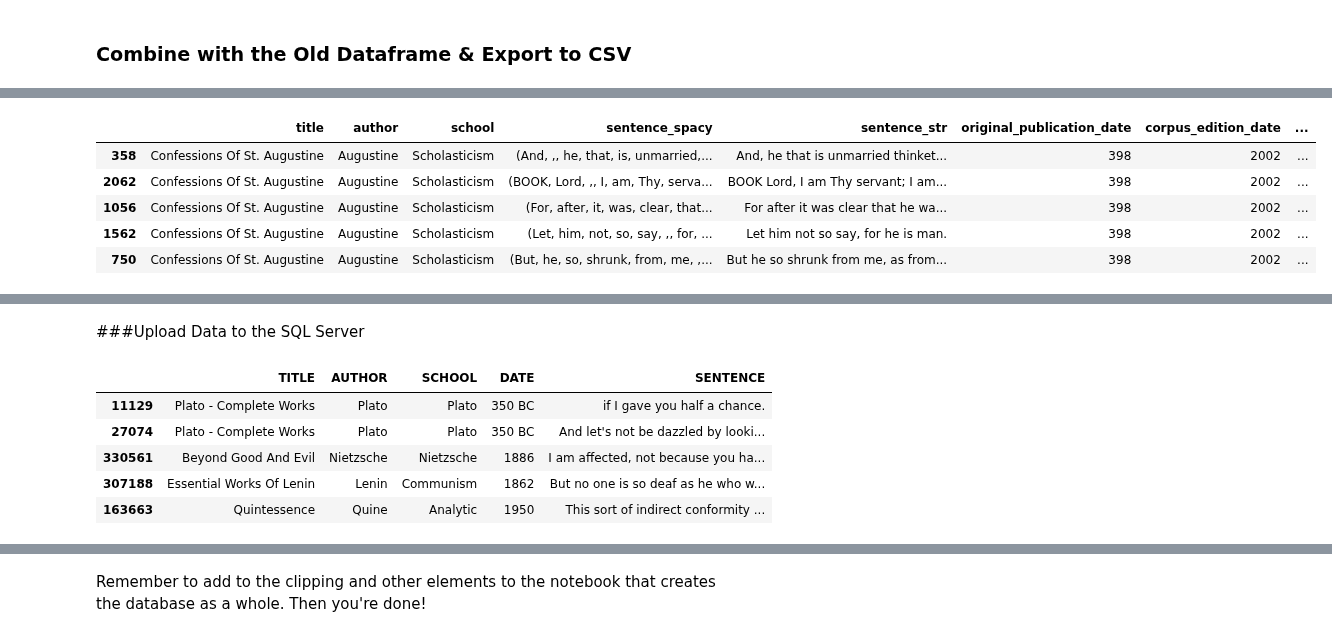
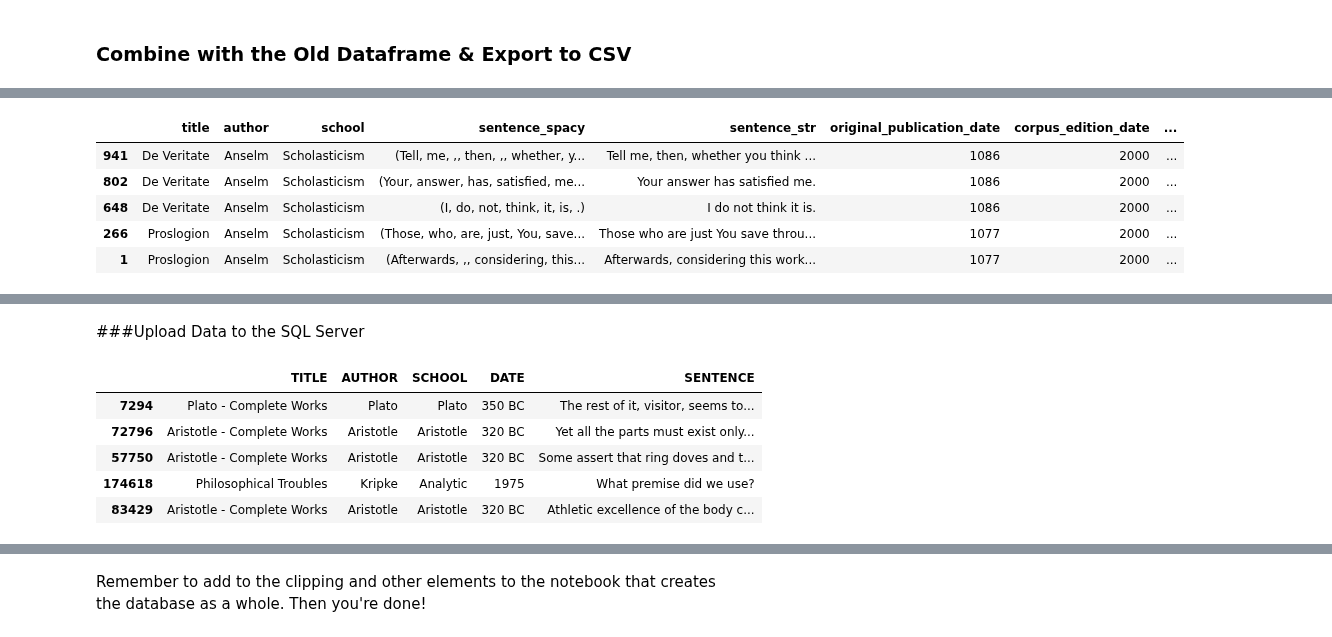
Before and after one commit to kcalizadeh/PDP_data_processing, a Jupyter notebook: new_text_introduction_notebook.ipynb, the cells around one changed output, grey strips where cells are left out. Saved outputs shown, nothing was run; the diff lists cells and outputs as text; code cells hidden in the pictures.

Commit message:
adding anselm

```diff
--- a/new_text_introduction_notebook.ipynb
+++ b/new_text_introduction_notebook.ipynb
@@ -136,18 +138,33 @@ def baseline_clean(to_correct,
   return result
 # %%
 # note extras like bracketed footnotes or specific words to remove
+
+anselm_de_veritate_to_rm = ['On Truth', 'rectitudo', 'S\.', 'T\.']
+anselm_proslogion_to_rm = ['Proslogion', 'Preface', '&']
 # %%
 # build a dictionary for the book
-book_dict = {
-    'author': 'Augustine',
-    'title': 'Confessions Of St. Augustine',
-    'text': augustine_confessions,
+anselm_proslogion_dict = {
+    'author': 'Anselm',
+    'title': 'Proslogion',
+    'text': anselm_proslogion,
+    'school': 'Scholasticism',
+    'words to remove': anselm_proslogion_to_rm,
+    'remove capitals': True,
+    'bracketed fn': False,
+    'original date': 1077,
+    'corpus date': 2000
+}
+
+anselm_de_veritate_dict = {
+    'author': 'Anselm',
+    'title': 'De Veritate',
+    'text': anselm_de_veritate,
     'school': 'Scholasticism',
     'words to remove': [],
-    'remove capitals': False,
+    'remove capitals': True,
     'bracketed fn': False,
-    'original date': 398,
-    'corpus date': 2002
+    'original date': 1086,
+    'corpus date': 2000
 }
 # %%
 #@title Oddities Dictionary for Cleaning
@@ -156,8 +173,11 @@ odd_words_dict = {'\sderstanding': 'derstanding',
                   '\sditference\s': ' difference ',
                   '\sforthe\s': ' for the ',
                   '\sject': 'ject',
+                  '\sSure ly\s': ' Surely ',
+                  '\spiness': 'piness',
                   '\sjects': 'jects',
                   '\sness': 'ness',
+                  '\schil dren\s': ' children ',
                   '\sper\scent\s': ' percent ',
                   '\sper\scent\.': ' percent.',
                   '\sper\scent,': ' percent,',
@@ -321,3 +338,9 @@ df = from_raw_to_df(book_dict)
+# %%
+# use the function
+proslogion_df = from_raw_to_df(anselm_proslogion_dict)
+de_veritate_df = from_raw_to_df(anselm_de_veritate_dict)
+
+df = proslogion_df.append(de_veritate_df, ignore_index=True)
 # %%
 # checking the result
 pd.options.display.max_colwidth = 200
@@ -546,13 +568,13 @@ Epictetus          0.000885
 Name: author, dtype: float64
 # %%
-new_df[new_df['author']=='Augustine'].sample(5)
+new_df[new_df['author']=='Anselm'].sample(5)
 # %% [output]
 |  | title | author | school | sentence_spacy | sentence_str | original_publication_date | corpus_edition_date | ... |
-| 358 | Confessions Of St. Augustine | Augustine | Scholasticism | (And, ,, he, that, is, unmarried,... | And, he that is unmarried thinket... | 398 | 2002 | ... |
-| 2062 | Confessions Of St. Augustine | Augustine | Scholasticism | (BOOK, Lord, ,, I, am, Thy, serva... | BOOK Lord, I am Thy servant; I am... | 398 | 2002 | ... |
-| 1056 | Confessions Of St. Augustine | Augustine | Scholasticism | (For, after, it, was, clear, that... | For after it was clear that he wa... | 398 | 2002 | ... |
-| 1562 | Confessions Of St. Augustine | Augustine | Scholasticism | (Let, him, not, so, say, ,, for, ... | Let him not so say, for he is man. | 398 | 2002 | ... |
-| 750 | Confessions Of St. Augustine | Augustine | Scholasticism | (But, he, so, shrunk, from, me, ,... | But he so shrunk from me, as from... | 398 | 2002 | ... |
+| 941 | De Veritate | Anselm | Scholasticism | (Tell, me, ,, then, ,, whether, y... | Tell me, then, whether you think ... | 1086 | 2000 | ... |
+| 802 | De Veritate | Anselm | Scholasticism | (Your, answer, has, satisfied, me... | Your answer has satisfied me. | 1086 | 2000 | ... |
+| 648 | De Veritate | Anselm | Scholasticism | (I, do, not, think, it, is, .) | I do not think it is. | 1086 | 2000 | ... |
+| 266 | Proslogion | Anselm | Scholasticism | (Those, who, are, just, You, save... | Those who are just You save throu... | 1077 | 2000 | ... |
+| 1 | Proslogion | Anselm | Scholasticism | (Afterwards, ,, considering, this... | Afterwards, considering this work... | 1077 | 2000 | ... |
 # %%
 # export as csv
 from google.colab import files
@@ -569,7 +591,7 @@ files.download('phil_nlp.csv')
 # note which dataframe you set this to - new_df for the whole dataset, df for
 # just the new text
 
-for_db = og_df
+for_db = new_df
 for_db['date'] = for_db['original_publication_date']
 for_db['date'] = for_db['date'].apply(lambda x: str(x)[1:]+' BC' if x < 0 else str(x))
 for_db['sentence'] = for_db['sentence_str']
@@ -587,11 +609,11 @@ for_db.columns = [i.upper() for i in for_db.columns]
 for_db.sample(5)
 # %% [output]
 |  | TITLE | AUTHOR | SCHOOL | DATE | SENTENCE |
-| 11129 | Plato - Complete Works | Plato | Plato | 350 BC | if I gave you half a chance. |
-| 27074 | Plato - Complete Works | Plato | Plato | 350 BC | And let's not be dazzled by looki... |
-| 330561 | Beyond Good And Evil | Nietzsche | Nietzsche | 1886 | I am affected, not because you ha... |
-| 307188 | Essential Works Of Lenin | Lenin | Communism | 1862 | But no one is so deaf as he who w... |
-| 163663 | Quintessence | Quine | Analytic | 1950 | This sort of indirect conformity ... |
+| 7294 | Plato - Complete Works | Plato | Plato | 350 BC | The rest of it, visitor, seems to... |
+| 72796 | Aristotle - Complete Works | Aristotle | Aristotle | 320 BC | Yet all the parts must exist only... |
+| 57750 | Aristotle - Complete Works | Aristotle | Aristotle | 320 BC | Some assert that ring doves and t... |
+| 174618 | Philosophical Troubles | Kripke | Analytic | 1975 | What premise did we use? |
+| 83429 | Aristotle - Complete Works | Aristotle | Aristotle | 320 BC | Athletic excellence of the body c... |
 # %%
 len(for_db)
 # %% [output]
```
Also changed, not shown: parts of 24 cells of this notebook.
